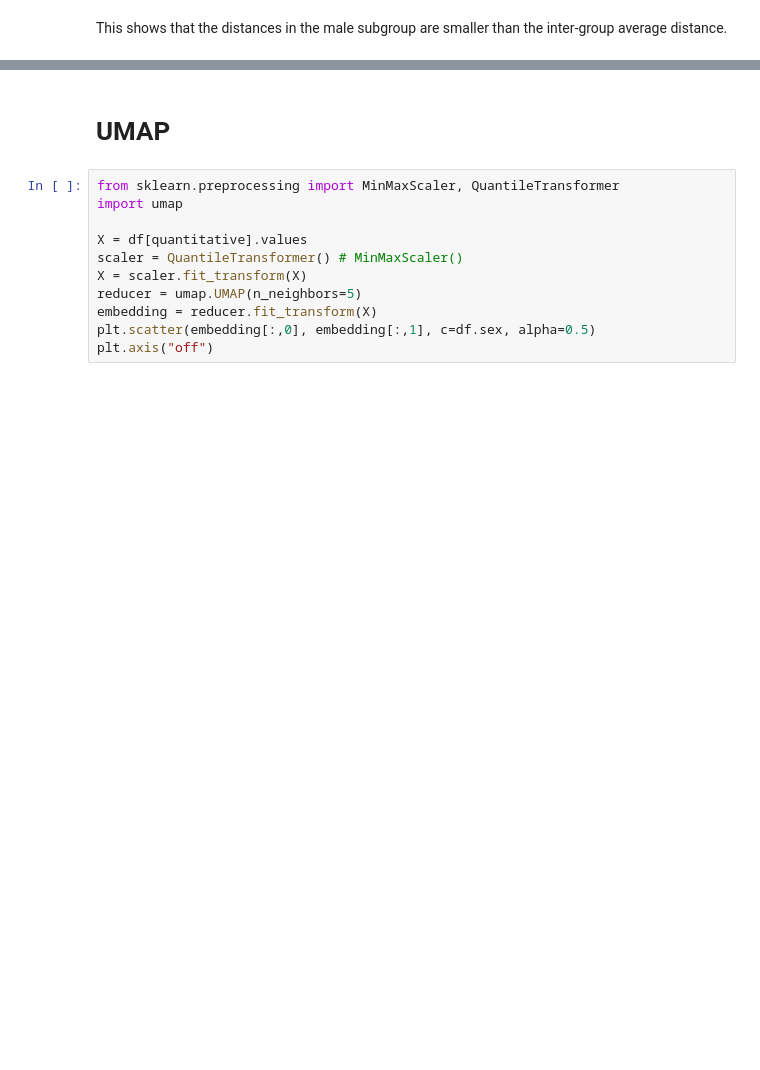
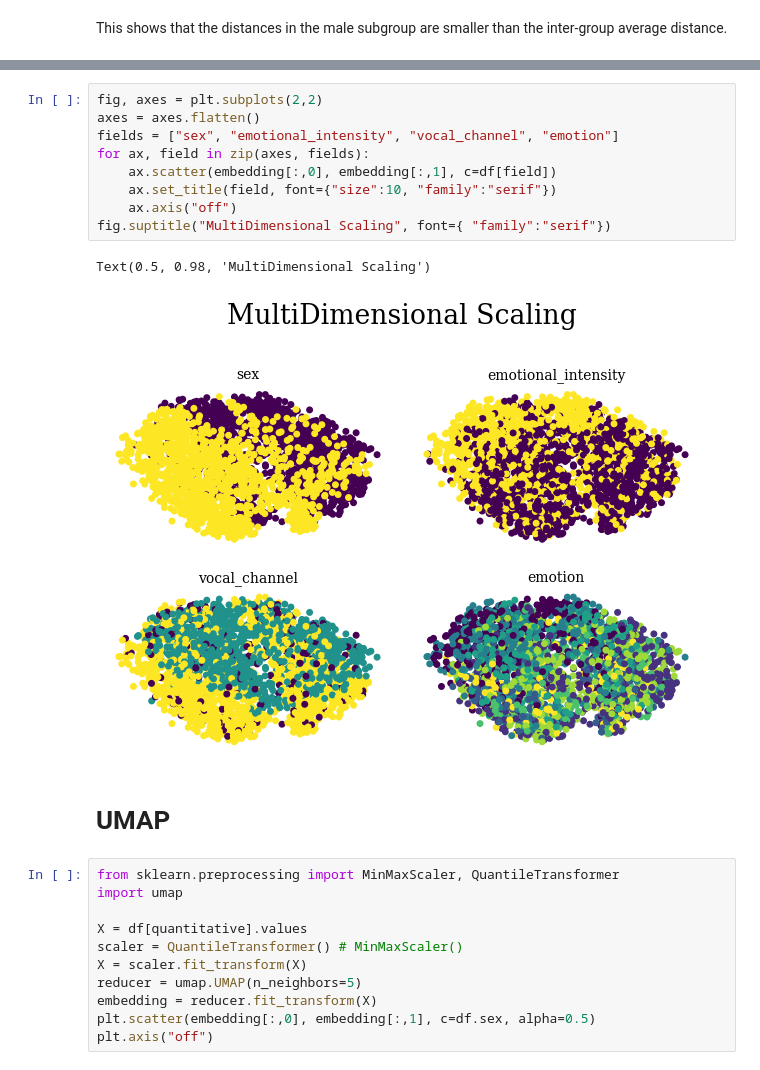
Before and after one commit to djanloo/dynamiting, a Jupyter notebook: mde.ipynb, the cells around one changed output, grey strips where cells are left out. Saved outputs shown, nothing was run; the diff lists cells and outputs as text; blank space fills up the shorter version.

```diff
--- a/mde.ipynb
+++ b/mde.ipynb
@@ -114,3 +107,15 @@ plt.axis("off")
+# %%
+fig, axes = plt.subplots(2,2)
+axes = axes.flatten()
+fields = ["sex", "emotional_intensity", "vocal_channel", "emotion"]
+for ax, field in zip(axes, fields):
+    ax.scatter(embedding[:,0], embedding[:,1], c=df[field])
+    ax.set_title(field, font={"size":10, "family":"serif"})
+    ax.axis("off")
+fig.suptitle("MultiDimensional Scaling", font={ "family":"serif"})
+# %% [output]
+Text(0.5, 0.98, 'MultiDimensional Scaling')
+[figure, added]
 # %% [markdown]
 # UMAP
 # %%
```
Also changed, not shown: parts of 3 cells of this notebook.
